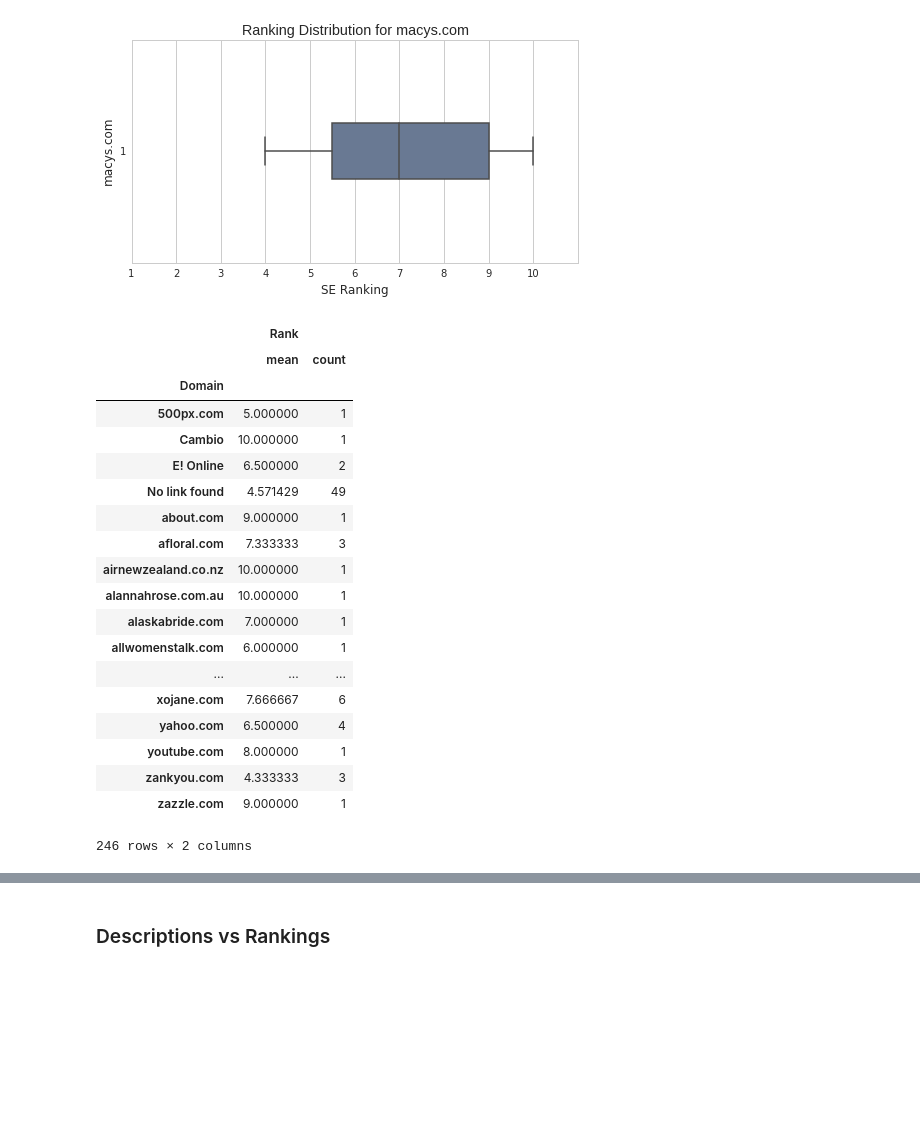
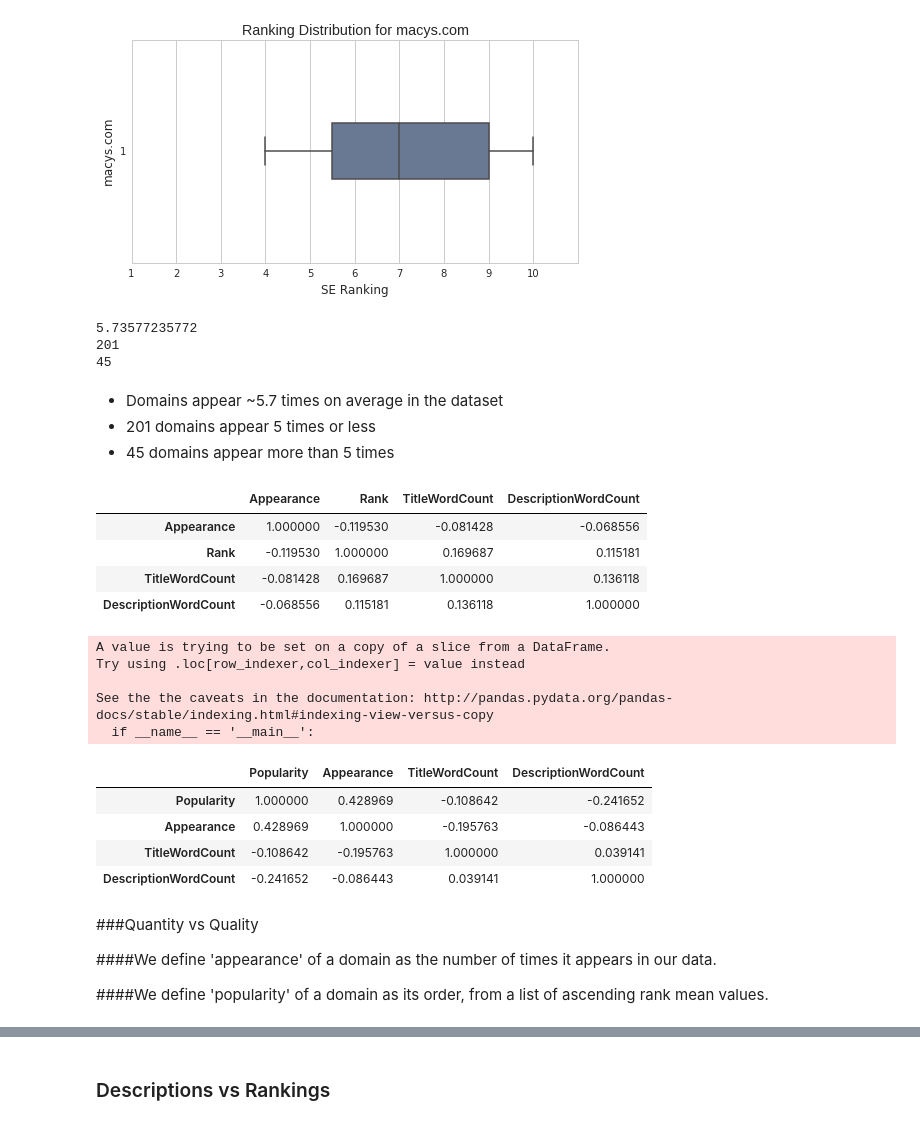
Before and after one commit to kevin11h/macys, a Jupyter notebook: Wedding Keyword SEO.ipynb, the cells around one changed output, grey strips where cells are left out. Cells and saved outputs as stored; diff of their text form; code cells hidden in the pictures; blank space fills up the shorter version.

```diff
--- a/Wedding Keyword SEO.ipynb
+++ b/Wedding Keyword SEO.ipynb
@@ -3,7 +5,7 @@
 # %%
 import pandas as pd
 # %%
-wedding_df = pd.read_csv("Wedding Keyword Scrape.csv")
+wedding_df = pd.read_csv("data/Wedding Keyword Scrape.csv")
 wedding_df.head()
 # %% [output]
 |  | Keyword | Rank | Title | Link | Description |
@@ -180,25 +183,34 @@ ax.set_xlabel("SE Ranking")
 [figure]
 # %%
 rank_df = wedding_df[['Domain', 'Rank']].groupby('Domain').agg(['mean', 'count'])
-rank_df
+rank_df = pd.DataFrame({'Rank' : rank_df['Rank']['mean'], 'Appearance': rank_df['Rank']['count']})
+rank_df.sort('Rank', inplace=True)
-# %% [output]
-|  | Rank |  |
-|  | mean | count |
-| Domain |  |  |
-| 500px.com | 5.000000 | 1 |
-| Cambio | 10.000000 | 1 |
-| E! Online | 6.500000 | 2 |
-| No link found | 4.571429 | 49 |
-| about.com | 9.000000 | 1 |
-| afloral.com | 7.333333 | 3 |
-| airnewzealand.co.nz | 10.000000 | 1 |
-| alannahrose.com.au | 10.000000 | 1 |
-| alaskabride.com | 7.000000 | 1 |
-| allwomenstalk.com | 6.000000 | 1 |
-| ... | ... | ... |
-| xojane.com | 7.666667 | 6 |
-| yahoo.com | 6.500000 | 4 |
-| youtube.com | 8.000000 | 1 |
-| zankyou.com | 4.333333 | 3 |
-| zazzle.com | 9.000000 | 1 |
-246 rows × 2 columns
+# %%
+print rank_df.Appearance.mean()
+print len(rank_df[rank_df.Appearance <= 5])
+print len(rank_df[rank_df.Appearance > 5])
+# %% [output]
+5.73577235772
+201
+45
+# %% [markdown]
+* Domains appear ~5.7 times on average in the dataset
+* 201 domains appear 5 times or less
+* 45 domains appear more than 5 times
+# %%
+wedding_df2 = wedding_df.copy()
+wedding_df2.groupby('Domain').Description.apply(len)
+rank_df2 = wedding_df2[['Domain', 'Rank']].groupby('Domain').agg(['mean', 'count'])
+rank_df2 = pd.DataFrame({'Rank' : rank_df2['Rank']['mean'], 'Appearance': rank_df2['Rank']['count']})
+# %%
+def count_words(series) : return 0 if str(series.values[0]) == 'nan' else len(series.values[0].split())
+rank_df2['TitleWordCount'] = wedding_df2.groupby('Domain').Title.apply(count_words)
+rank_df2['DescriptionWordCount'] = wedding_df2.groupby('Domain').Description.apply(count_words)
+# %%
+rank_df2.corr()
+# %% [output]
+|  | Appearance | Rank | TitleWordCount | DescriptionWordCount |
+| Appearance | 1.000000 | -0.119530 | -0.081428 | -0.068556 |
+| Rank | -0.119530 | 1.000000 | 0.169687 | 0.115181 |
+| TitleWordCount | -0.081428 | 0.169687 | 1.000000 | 0.136118 |
+| DescriptionWordCount | -0.068556 | 0.115181 | 0.136118 | 1.000000 |
@@ -204,0 +221,22 @@ rank_df
+# %%
+rank45_df['Popularity'] = list(reversed(range(1, len(rank45_df)+1))) # popularity by increasing rank
+# %% [output]
+A value is trying to be set on a copy of a slice from a DataFrame.
+Try using .loc[row_indexer,col_indexer] = value instead
+
+See the the caveats in the documentation: http://pandas.pydata.org/pandas-docs/stable/indexing.html#indexing-view-versus-copy
+  if __name__ == '__main__':
+# %%
+rank45_df[['Popularity', 'Appearance', 'TitleWordCount', 'DescriptionWordCount']].corr()
+# %% [output]
+|  | Popularity | Appearance | TitleWordCount | DescriptionWordCount |
+| Popularity | 1.000000 | 0.428969 | -0.108642 | -0.241652 |
+| Appearance | 0.428969 | 1.000000 | -0.195763 | -0.086443 |
+| TitleWordCount | -0.108642 | -0.195763 | 1.000000 | 0.039141 |
+| DescriptionWordCount | -0.241652 | -0.086443 | 0.039141 | 1.000000 |
+# %% [markdown]
+###Quantity vs Quality
+
+####We define 'appearance' of a domain as the number of times it appears in our data.
+
+####We define 'popularity' of a domain as its order, from a list of ascending rank mean values.
```
Also changed, not shown: parts of 13 cells of this notebook, 10 other files.
